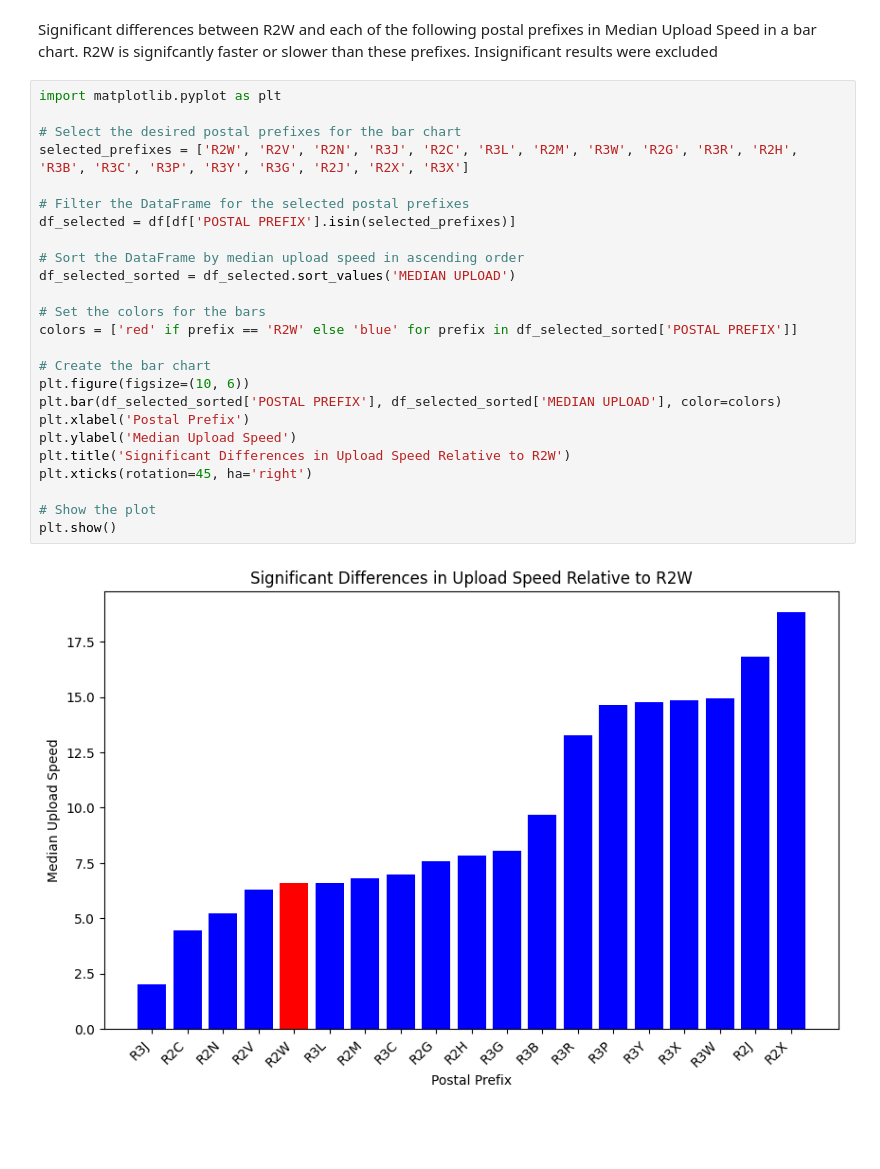
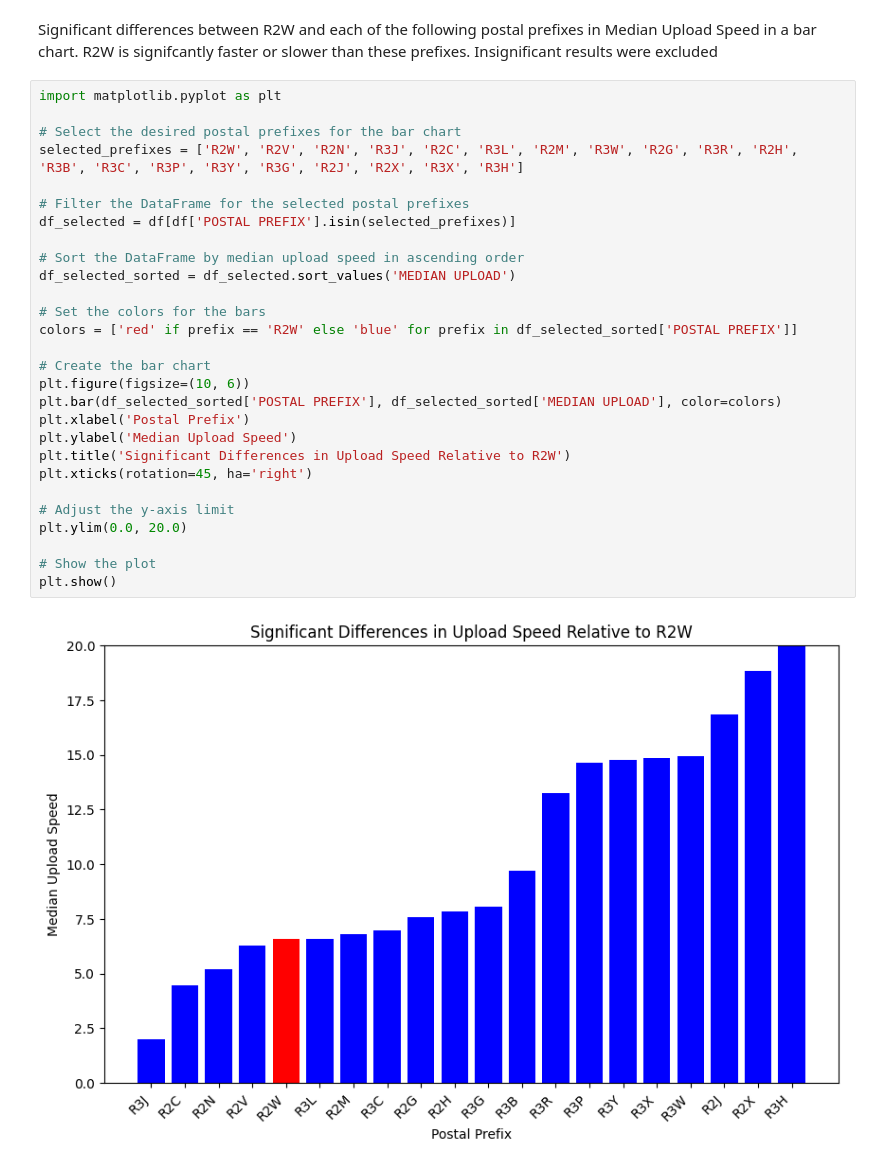
Before and after one commit to InternetSocietyManitobaChapter/JupyterNotebook_NorthEndConnect, a Jupyter notebook: NEC_June_14_2023_data.ipynb, the cells around one changed output. Drawn from its saved outputs; the diff is of its cells as text; blank space fills up the shorter version.

```diff
--- a/NEC_June_14_2023_data.ipynb
+++ b/NEC_June_14_2023_data.ipynb
@@ -1559,27 +1559,30 @@ Significant differences between R2W and each of the following postal prefixes in
 # %%
 import matplotlib.pyplot as plt
 
 # Select the desired postal prefixes for the bar chart
-selected_prefixes = ['R2W', 'R2V', 'R2N', 'R3J', 'R2C', 'R3L', 'R2M', 'R3W', 'R2G', 'R3R', 'R2H', 'R3B', 'R3C', 'R3P', 'R3Y', 'R3G', 'R2J', 'R2X', 'R3X']
+selected_prefixes = ['R2W', 'R2V', 'R2N', 'R3J', 'R2C', 'R3L', 'R2M', 'R3W', 'R2G', 'R3R', 'R2H', 'R3B', 'R3C', 'R3P', 'R3Y', 'R3G', 'R2J', 'R2X', 'R3X', 'R3H']
 
 # Filter the DataFrame for the selected postal prefixes
 df_selected = df[df['POSTAL PREFIX'].isin(selected_prefixes)]
 
 # Sort the DataFrame by median upload speed in ascending order
 df_selected_sorted = df_selected.sort_values('MEDIAN UPLOAD')
 
 # Set the colors for the bars
 colors = ['red' if prefix == 'R2W' else 'blue' for prefix in df_selected_sorted['POSTAL PREFIX']]
 
 # Create the bar chart
 plt.figure(figsize=(10, 6))
 plt.bar(df_selected_sorted['POSTAL PREFIX'], df_selected_sorted['MEDIAN UPLOAD'], color=colors)
 plt.xlabel('Postal Prefix')
 plt.ylabel('Median Upload Speed')
 plt.title('Significant Differences in Upload Speed Relative to R2W')
 plt.xticks(rotation=45, ha='right')
 
+# Adjust the y-axis limit
+plt.ylim(0.0, 20.0)
+
 # Show the plot
 plt.show()
 # %% [output]
-[figure, old version]
+[figure, new version]
```
